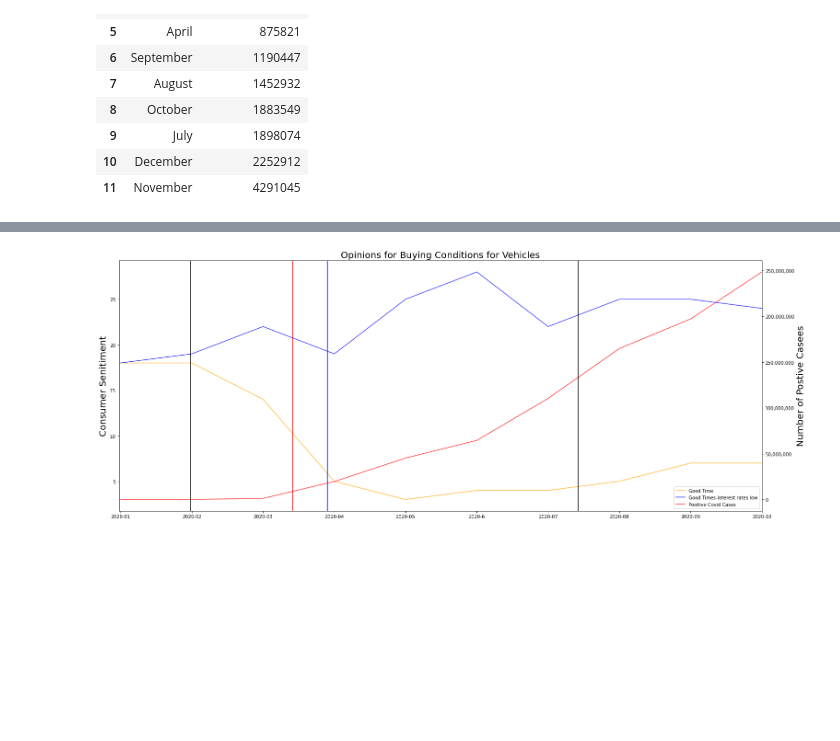
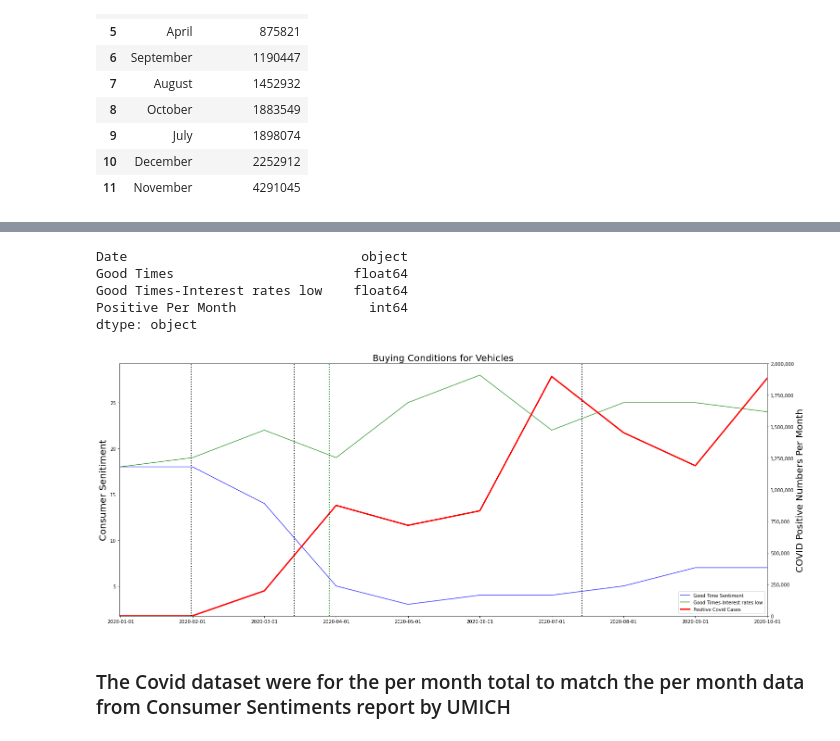
Before and after one commit to danawoodruff/Car-Sales-Analysis, a Jupyter notebook: COVID_data/Covid_data.ipynb, the cells around one changed output, grey strips where cells are left out. Cells and saved outputs as stored; diff of their text form; code cells hidden in the pictures; blank space fills up the shorter version.

Commit message:
added coding to change vertical lines to dotted lines, widened and changed colors of lines in line plot for Consumer sentiment. Also added arrows with labels to covid bar plot

```diff
--- a/COVID_data/Covid_data.ipynb
+++ b/COVID_data/Covid_data.ipynb
@@ -354,12 +375,12 @@ Con_Sum_df = consumer_sentiment_df.loc[mask]
 #Con_Sum_df
 # %%
 
-Con_Sum_df = pd.DataFrame([["2020-01", 18.0,18.0], ["2020-02", 18,19], ["2020-03", 14.0,22.0], ["2020-04",5.0,19.0],
-                      ["2020-05", 3.0,25.0], ["2020-6", 4.0,28.0], ["2020-07", 4.0,22.0], ["2020-08",5.0,25.0],
-                      ['2020-09',7.0,25.0], ['2020-10',7.0,24.0]],
+Con_Sum_df = pd.DataFrame([["2020-01-01", 18.0,18.0], ["2020-02-01", 18,19], ["2020-03-01", 14.0,22.0], ["2020-04-01",5.0,19.0],
+                      ["2020-05-01", 3.0,25.0], ["2020-06-01", 4.0,28.0], ["2020-07-01", 4.0,22.0], ["2020-08-01",5.0,25.0],
+                      ['2020-09-01',7.0,25.0], ['2020-10-01',7.0,24.0]],
                    columns=["Date", "Good Times", "Good Times-Interest rates low"])
 
-Con_Sum_df['Date'] = pd.to_datetime(Con_Sum_df['Date'])
+#Con_Sum_df['Date'] = pd.to_datetime(Con_Sum_df['Date'])
 Con_Sum_df
 # %% [output]
 |  | Date | Good Times | Good Times-Interest rates low |
@@ -401,13 +430,13 @@ cov_month_df
 | 10 | December | 2252912 |
 | 11 | November | 4291045 |
 # %%
-cov_month_df = pd.DataFrame([["2020-01", 0], ["2020-02", 18], ["2020-03", 197906], ["2020-04", 875821],
-                      ["2020-05", 717464], ["2020-6", 832778], ["2020-07", 1898074], ["2020-08",1452932],
-                      ['2020-09',1190447], ['2020-10',1883549], ['2020-11',4291045],
-                      ["2020-12",2252912]],
+cov_month_df = pd.DataFrame([["2020-01-01", 0], ["2020-02-01", 18], ["2020-03-01", 197906], ["2020-04-01", 875821],
+                      ["2020-05-01", 717464], ["2020-06-01", 832778], ["2020-07-01", 1898074], ["2020-08-01",1452932],
+                      ['2020-09-01',1190447], ['2020-10-01',1883549], ['2020-11-01',4291045],
+                      ["2020-12-01",2252912]],
                    columns=["date", "positiveIncrease"])
-cov_month_df = cov_month_df.rename(columns={"date":"Date","positiveIncrease":"Positive Per Day"})
+cov_month_df = cov_month_df.rename(columns={"date":"Date","positiveIncrease":"Positive Per Month"})
 
-cov_month_df['Date'] = pd.to_datetime(cov_month_df['Date'])
+#cov_month_df['Date'] = pd.to_datetime(cov_month_df['Date'])
 cov_month_df
 # %% [output]
@@ -432,3 +478,11 @@ casesVsentiment
+# %%
+casesVsentiment.dtypes
+# %% [output]
+Date                              object
+Good Times                       float64
+Good Times-Interest rates low    float64
+Positive Per Month                 int64
+dtype: object
 # %%
 from matplotlib.legend_handler import HandlerLine2D
 
@@ -436,41 +490,43 @@ x_axis = casesVsentiment['Date']
 x_axis1 = casesVsentiment['Date']
 x_axis2 = casesVsentiment['Date']
 y_axis = casesVsentiment["Good Times"]
 
 y_axis1 = casesVsentiment["Good Times-Interest rates low"]
 
-y_axis2 = casesVsentiment["Positive"]
+y_axis2 = casesVsentiment["Positive Per Month"]
 #ax = f.add_subplot(111)
 #ax.get_yaxis().set_major_formatter(matplotlib.ticker.FuncFormatter(lambda x, p: format(int(x), ',')))
 #plt.xticks(rotation = 'vertical')
 # fig size
 f=plt.figure(figsize=(25,10))
 ax = f.add_subplot(111)
-line1, = ax.plot(x_axis,y_axis,c='orange',alpha = 0.75, label = "Good Time")
+line1, = ax.plot(x_axis,y_axis,c='blue',alpha = 0.75, label = "Good Time Sentiment")
 
-line2, = plt.plot(x_axis1,y_axis1,c='blue',alpha = 0.75, label = "Good Times-Interest rates low")
+line2, = plt.plot(x_axis1,y_axis1,c='green',alpha = 0.75, label = "Good Times-Interest rates low")
 
 plt.ylabel('Consumer Senitiment',fontsize = 20)
 ax2 = ax.twinx()
 ax2.get_yaxis().set_major_formatter(matplotlib.ticker.FuncFormatter(lambda x, p: format(int(x), ',')))
 
-line3, = ax2.plot(x_axis2,y_axis2,c='red',alpha = 0.75, label = "Positive Covid Cases")
-ax2.set_ylabel('Number of Postive Casees', fontsize = 20)
+line3, = ax2.plot(x_axis2,y_axis2,c='red',lw=3, label = "Positive Covid Cases")
+ax2.set_ylabel('COVID Positive Numbers Per Month', fontsize = 20)
 first_legend = plt.legend(handles=[line1,line2,line3], loc='lower right')
 plt.xlim(-.02,len(x_axis)-1)
-#plt.ylim(0, 30)
+plt.ylim(0, 2000000)
 
-plt.title("Opinions for Buying Conditions for Vehicles" ,fontsize = 20)
+plt.title("Buying Conditions for Vehicles" ,fontsize = 20)
 
 
 # x coordinates for the lines
 xcoords = [.9838,2.4193, 2.9,6.4193]
 # colors for the lines
-colors = ['k','r','b','k']
+colors = ['k','k','g','k']
 
 for xc,c in zip(xcoords,colors):
-    plt.axvline(x=xc, label='line at x = {}'.format(xc), c=c)
-
+    plt.axvline(x=xc, label='line at x = {}'.format(xc), c=c, lw=2, ls='dotted')
+plt.savefig('buying_conditions_cars.png')
 plt.show()
 # %% [output]
-[figure, old version]
+[figure, new version]
+# %% [markdown]
+### The Covid dataset were for the per month total to match the per month data from Consumer Sentiments report by UMICH
```
Also changed, not shown: parts of 9 cells of this notebook, 2 other files.
